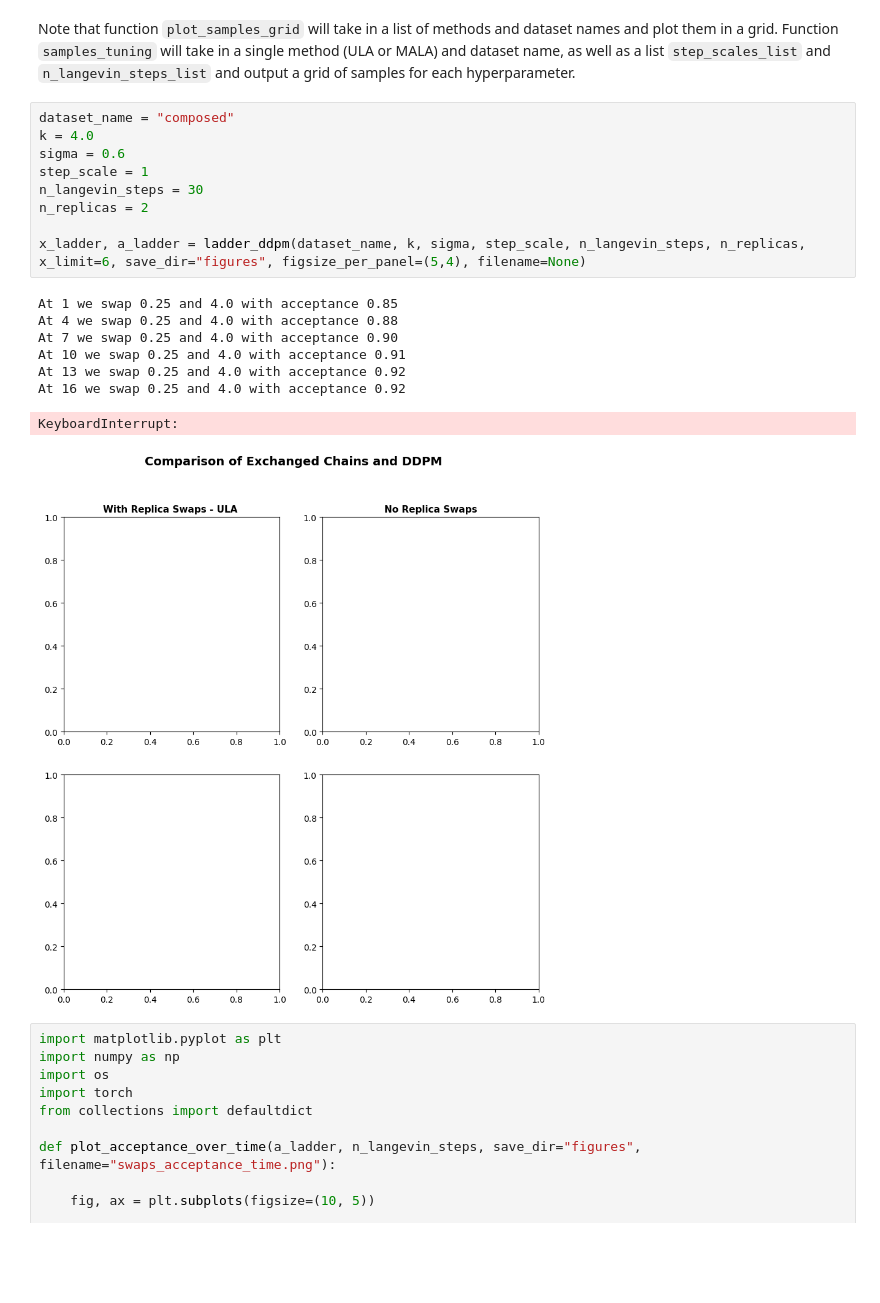
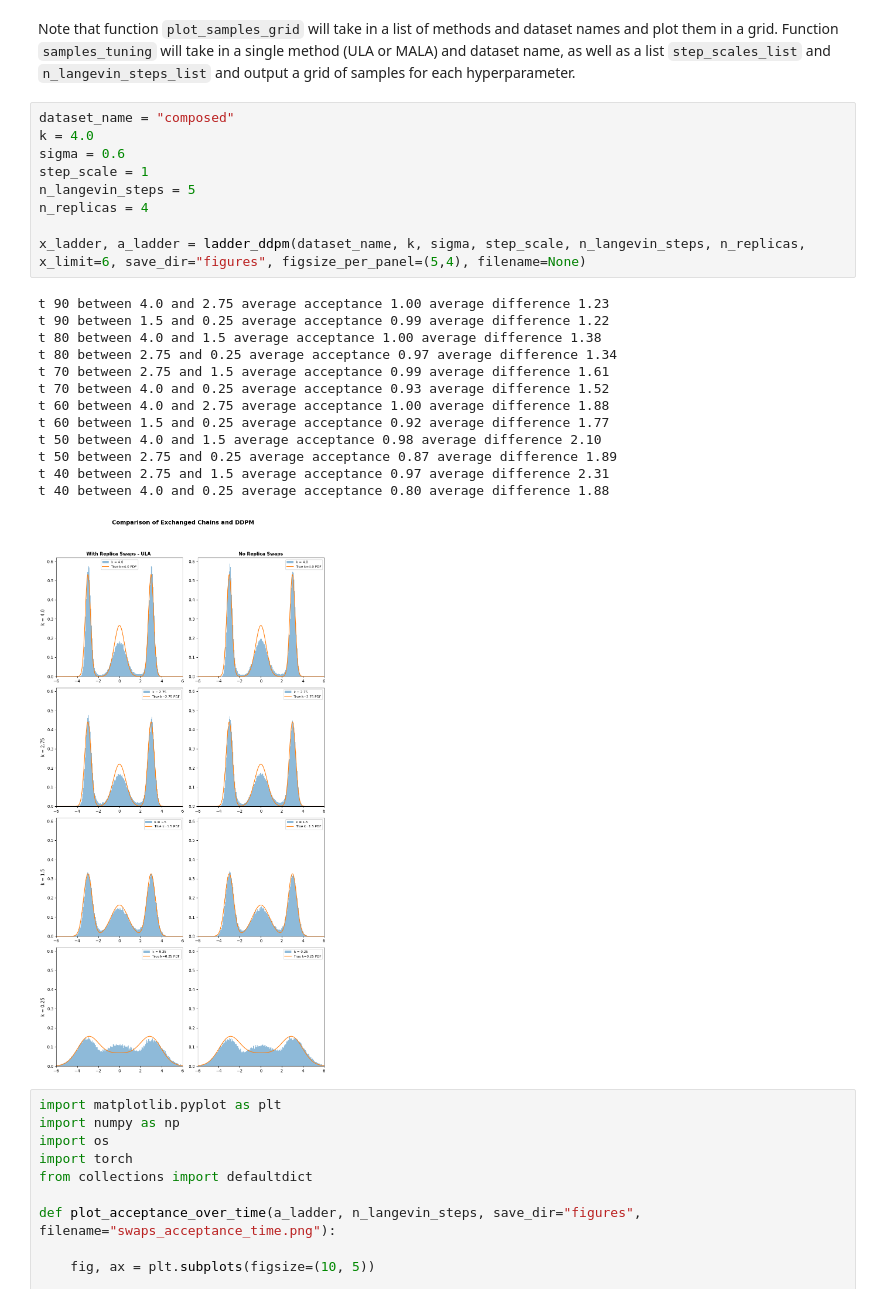
Before and after one commit to oatmeallover/parallel_tempering, a Jupyter notebook: tempered_energy.ipynb, the cells around one changed output. Drawn from its saved outputs; the diff is of its cells as text; blank space fills up the shorter version.

Commit message:
nonadjacent swaps look great

```diff
--- a/tempered_energy.ipynb
+++ b/tempered_energy.ipynb
@@ -15,21 +15,26 @@ Note that function `plot_samples_grid` will take in a list of methods and datase
 # %%
 dataset_name = "composed"
 k = 4.0
 sigma = 0.6
 step_scale = 1
-n_langevin_steps = 30
-n_replicas = 2
+n_langevin_steps = 5
+n_replicas = 4
 
 x_ladder, a_ladder = ladder_ddpm(dataset_name, k, sigma, step_scale, n_langevin_steps, n_replicas, x_limit=6, save_dir="figures", figsize_per_panel=(5,4), filename=None)
 # %% [output]
-At 1 we swap 0.25 and 4.0 with acceptance 0.85
-At 4 we swap 0.25 and 4.0 with acceptance 0.88
-At 7 we swap 0.25 and 4.0 with acceptance 0.90
-At 10 we swap 0.25 and 4.0 with acceptance 0.91
-At 13 we swap 0.25 and 4.0 with acceptance 0.92
-At 16 we swap 0.25 and 4.0 with acceptance 0.92
+t 90 between 4.0 and 2.75 average acceptance 1.00 average difference 1.23
+t 90 between 1.5 and 0.25 average acceptance 0.99 average difference 1.22
+t 80 between 4.0 and 1.5 average acceptance 1.00 average difference 1.38
+t 80 between 2.75 and 0.25 average acceptance 0.97 average difference 1.34
+t 70 between 2.75 and 1.5 average acceptance 0.99 average difference 1.61
+t 70 between 4.0 and 0.25 average acceptance 0.93 average difference 1.52
+t 60 between 4.0 and 2.75 average acceptance 1.00 average difference 1.88
+t 60 between 1.5 and 0.25 average acceptance 0.92 average difference 1.77
+t 50 between 4.0 and 1.5 average acceptance 0.98 average difference 2.10
+t 50 between 2.75 and 0.25 average acceptance 0.87 average difference 1.89
+t 40 between 2.75 and 1.5 average acceptance 0.97 average difference 2.31
+t 40 between 4.0 and 0.25 average acceptance 0.80 average difference 1.88
-KeyboardInterrupt:
-[figure, old version]
+[figure, new version]
 # %%
 import matplotlib.pyplot as plt
 import numpy as np
```
Also changed, not shown: parts of 3 cells of this notebook, 7 other files.
